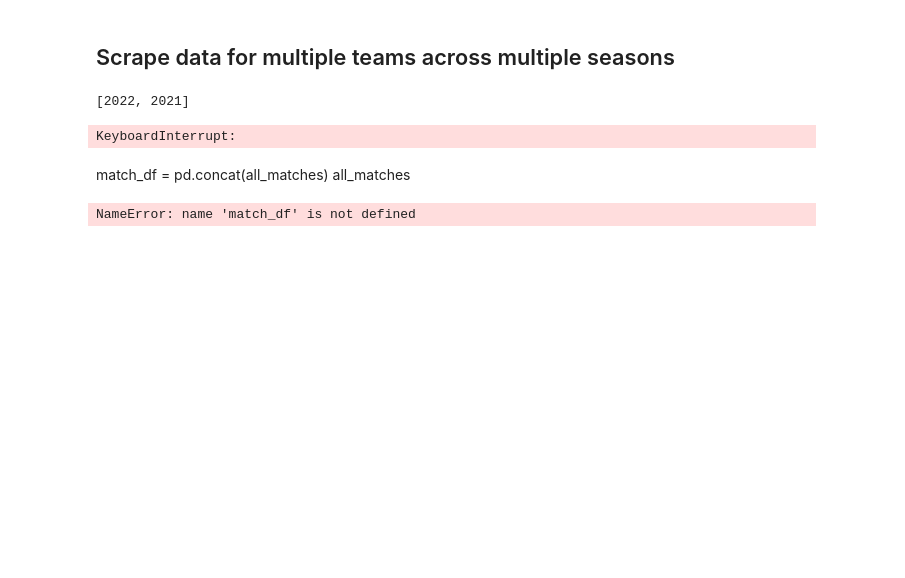
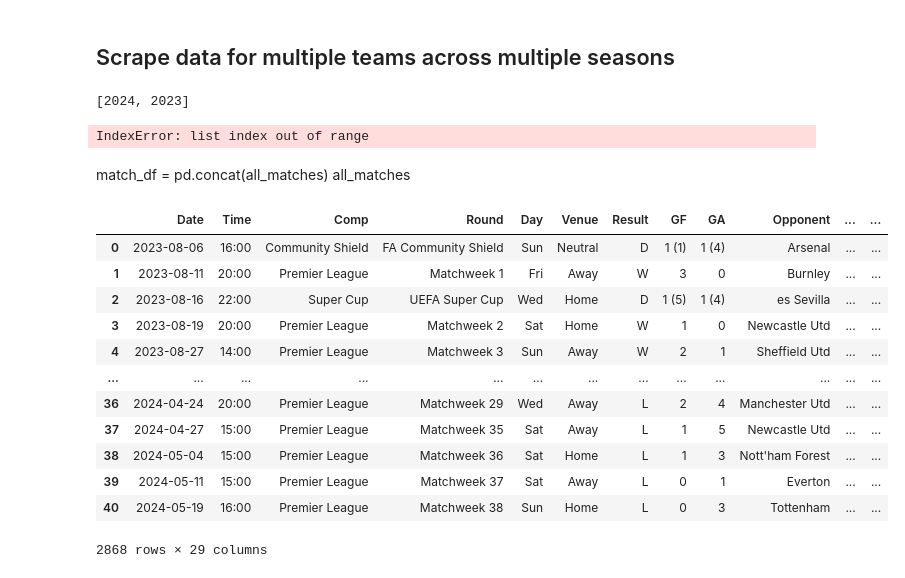
Before and after one commit to JerzyJaneczek/Personal-Portfolio, a Jupyter notebook: Project4/PredictingMatchWinners.ipynb, the cells around one changed output. Saved outputs shown, nothing was run; the diff lists cells and outputs as text; code cells hidden in the pictures; blank space fills up the shorter version.

```diff
--- a/Project4/PredictingMatchWinners.ipynb
+++ b/Project4/PredictingMatchWinners.ipynb
@@ -90,10 +90,10 @@ team_data.head()
 # %% [markdown]
 ## Scrape data for multiple teams across multiple seasons
 # %%
-years = list(range(2022,2020, -1))
+years = list(range(2024,2022, -1))
 years
 # %% [output]
-[2022, 2021]
+[2024, 2023]
 # %%
 all_matches = []
 # %%
@@ -116,6 +116,9 @@ for year in years: #Scrape each season
 
   team_urls = [f"https://fbref.com{l}" for l in links]
 
+  previous_season = soup.select("a.prev")[0].get("href")
+  standings_url =f"https://fbref.com{previous_season}"
+
   for team_url in team_urls: #Scrape each team in a given season
     team_name = team_url.split("/")[-1].replace("-Stats","").replace("-","") #Get the team name
     team_html = requests.get(team_url)
@@ -129,9 +132,13 @@ for year in years: #Scrape each season
     links = [l for l in links if l and 'all_comps/shooting' in l] #Get shooting links
 
     shooting_html = requests.get(f"https://fbref.com{links[0]}") #Convert to absolute url
-    shooting_table = pd.read_html(shooting_html.text, match="Shooting")[0]
-    shooting_table.head()
-    shooting_table.columns = shooting_table.columns.droplevel()
+    try:
+      shooting_table = pd.read_html(shooting_html.text, match="Shooting")[0]
+      shooting_table.head()
+      shooting_table.columns = shooting_table.columns.droplevel()
+    except ValueError:
+      continue
+
 
     try:
       team_data = matches.merge(shooting_table[shooting_cols], on="Date") #Some shooting stats not available for all teams
@@ -147,11 +154,26 @@ for year in years: #Scrape each season
     all_matches.append(team_data)
     time.sleep(1) #Good practice so that you dont scrape too quickly and slow down website
 # %% [output]
-KeyboardInterrupt:
+IndexError: list index out of range
 # %% [markdown]
 match_df = pd.concat(all_matches)
 all_matches
+# %%
+match_df = pd.concat(all_matches)
+match_df
+# %% [output]
+|  | Date | Time | Comp | Round | Day | Venue | Result | GF | GA | Opponent | ... | ... |
+| 0 | 2023-08-06 | 16:00 | Community Shield | FA Community Shield | Sun | Neutral | D | 1 (1) | 1 (4) | Arsenal | ... | ... |
+| 1 | 2023-08-11 | 20:00 | Premier League | Matchweek 1 | Fri | Away | W | 3 | 0 | Burnley | ... | ... |
+| 2 | 2023-08-16 | 22:00 | Super Cup | UEFA Super Cup | Wed | Home | D | 1 (5) | 1 (4) | es Sevilla | ... | ... |
+| 3 | 2023-08-19 | 20:00 | Premier League | Matchweek 2 | Sat | Home | W | 1 | 0 | Newcastle Utd | ... | ... |
+| 4 | 2023-08-27 | 14:00 | Premier League | Matchweek 3 | Sun | Away | W | 2 | 1 | Sheffield Utd | ... | ... |
+| ... | ... | ... | ... | ... | ... | ... | ... | ... | ... | ... | ... | ... |
+| 36 | 2024-04-24 | 20:00 | Premier League | Matchweek 29 | Wed | Away | L | 2 | 4 | Manchester Utd | ... | ... |
+| 37 | 2024-04-27 | 15:00 | Premier League | Matchweek 35 | Sat | Away | L | 1 | 5 | Newcastle Utd | ... | ... |
+| 38 | 2024-05-04 | 15:00 | Premier League | Matchweek 36 | Sat | Home | L | 1 | 3 | Nott'ham Forest | ... | ... |
+| 39 | 2024-05-11 | 15:00 | Premier League | Matchweek 37 | Sat | Away | L | 0 | 1 | Everton | ... | ... |
+| 40 | 2024-05-19 | 16:00 | Premier League | Matchweek 38 | Sun | Home | L | 0 | 3 | Tottenham | ... | ... |
+2868 rows × 29 columns
 # %%
 match_df.to_csv("matches.csv")
-# %% [output]
-NameError: name 'match_df' is not defined
```
Also changed, not shown: 1 other file.
